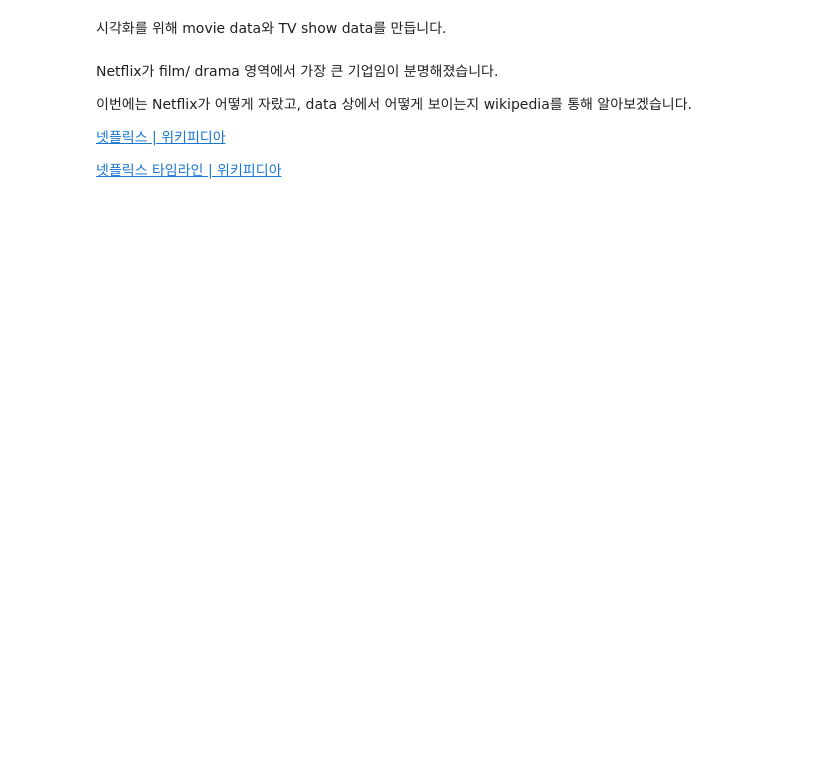
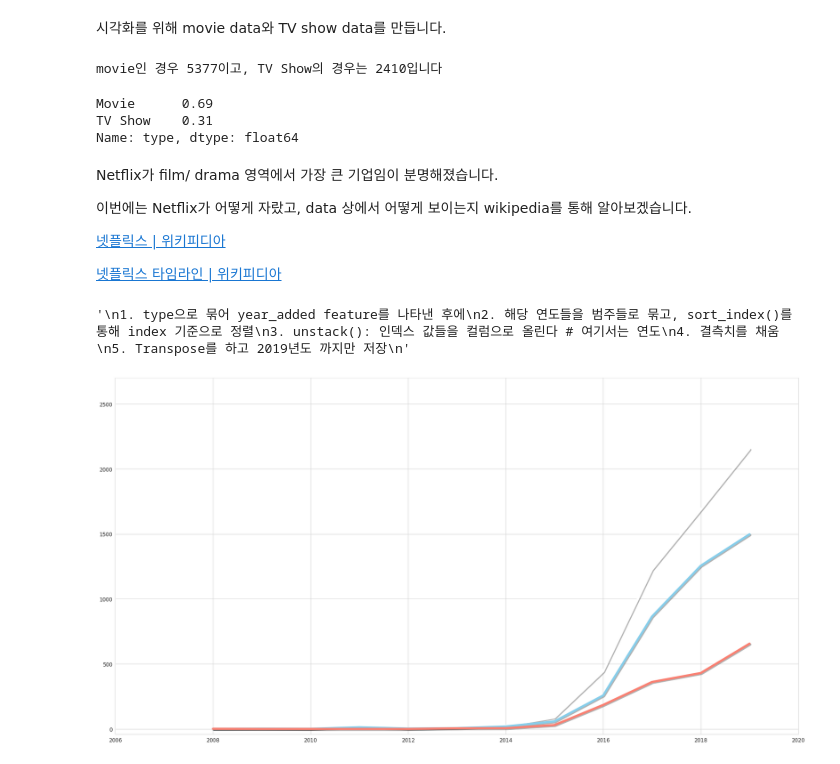
Before and after one commit to MinsooKwak/Kaggle_note, a Jupyter notebook: Data_science/Netflix_practice.ipynb, the cells around one changed output. Saved outputs shown, nothing was run; the diff lists cells and outputs as text; code cells hidden in the pictures; blank space fills up the shorter version.

Commit message:
Data practice with Netflix data

```diff
--- a/Data_science/Netflix_practice.ipynb
+++ b/Data_science/Netflix_practice.ipynb
@@ -140,6 +154,16 @@ df['date_added'] = df['date_added'].apply(int)
 # %%
 movie = df[df['type']=='Movie']
 tv_show = df[df['type']=='TV Show']
+
+print(f'movie인 경우 {movie.shape[0]}이고, TV Show의 경우는 {tv_show.shape[0]}입니다')
+# %% [output]
+movie인 경우 5377이고, TV Show의 경우는 2410입니다
+# %%
+print(f'{round(df.type.value_counts(normalize=True),2)}')
+# %% [output]
+Movie      0.69
+TV Show    0.31
+Name: type, dtype: float64
 # %% [markdown]
 Netflix가 film/ drama 영역에서 가장 큰 기업임이 분명해졌습니다.
 
@@ -148,3 +172,52 @@ Netflix가 film/ drama 영역에서 가장 큰 기업임이 분명해졌습니
 [넷플릭스 | 위키피디아](https://en.wikipedia.org/wiki/Netflix)
 
 [넷플릭스 타임라인 | 위키피디아](https://en.wikipedia.org/wiki/Timeline_of_Netflix)
+# %%
+import matplotlib.patheffects as path_effects
+
+year_data = df['year_added'].value_counts().sort_index().loc[:2019] # sort_index() : index 기준으로 정렬
+type_data = df.groupby('type')['year_added'].value_counts().sort_index().unstack().fillna(0).T.loc[:2019]
+
+'''
+1. type으로 묶어 year_added feature를 나타낸 후에
+2. 해당 연도들을 범주들로 묶고, sort_index()를 통해 index 기준으로 정렬
+3. unstack(): 인덱스 값들을 컬럼으로 올린다 # 여기서는 연도
+4. 결측치를 채움
+5. Transpose를 하고 2019년도 까지만 저장
+'''
+# stack()     : 인덱스 값을 컬럼으로 올림
+# unstack()   : 컬럼을 인덱스로 옮김
+# %% [output]
+'\n1. type으로 묶어 year_added feature를 나타낸 후에\n2. 해당 연도들을 범주들로 묶고, sort_index()를 통해 index 기준으로 정렬\n3. unstack(): 인덱스 값들을 컬럼으로 올린다 # 여기서는 연도\n4. 결측치를 채움 \n5. Transpose를 하고 2019년도 까지만 저장\n'
+# %%
+fig, ax = plt.subplots(1,1,figsize=(28,15))
+
+# 연도 별 전체
+ax.plot(year_data.index, year_data, color='white', linewidth=5, label='Total',
+        path_effects=[path_effects.SimpleLineShadow(),
+                      path_effects.Normal()])
+
+# type : Movie
+ax.plot(type_data.index, type_data['Movie'], color='skyblue', linewidth=5, label='Movie',
+        path_effects=[path_effects.SimpleLineShadow(),
+                      path_effects.Normal()])
+
+# type : TV show
+ax.plot(type_data.index, type_data['TV Show'], color='salmon', linewidth=5,
+        path_effects=[path_effects.SimpleLineShadow(),
+                      path_effects.Normal()])
+
+ax.set_xlim(2006,2020)  # x축 : 2006년~2020년에 맞춰서
+ax.set_ylim(-40,2700)   # y축 : -40, 2700으로 설정
+
+
+#### annotate 설정
+
+events = [
+          "Streaming Video Launch\n2007.01",
+          "Expanding Stream Service\nStarting with "
+]
+
+plt.show()
+# %% [output]
+[figure, added]
```
Also changed, not shown: parts of 8 cells of this notebook.
